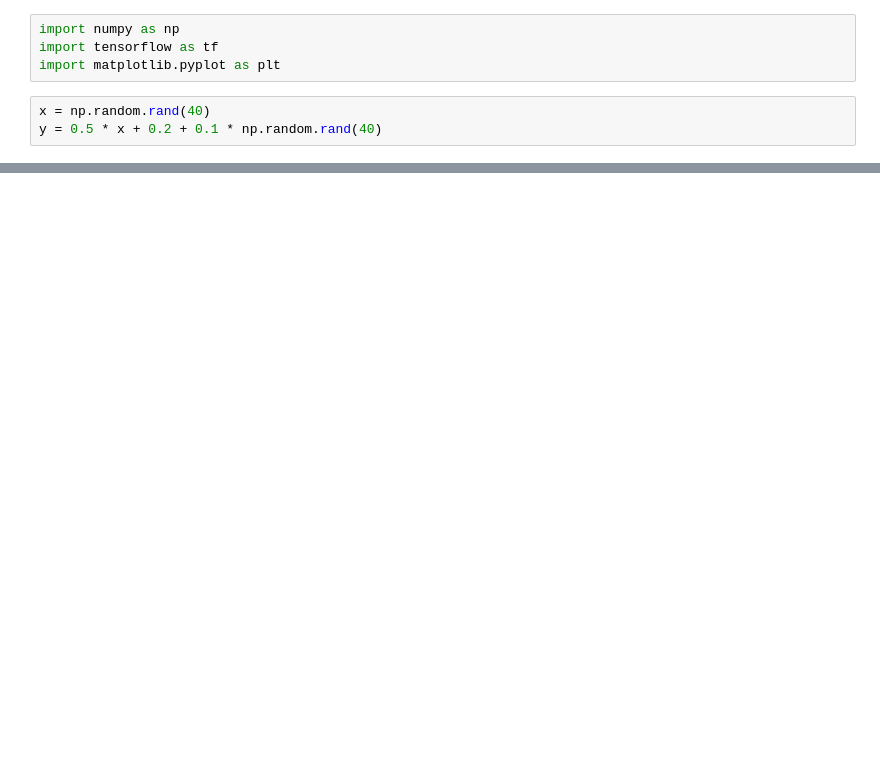
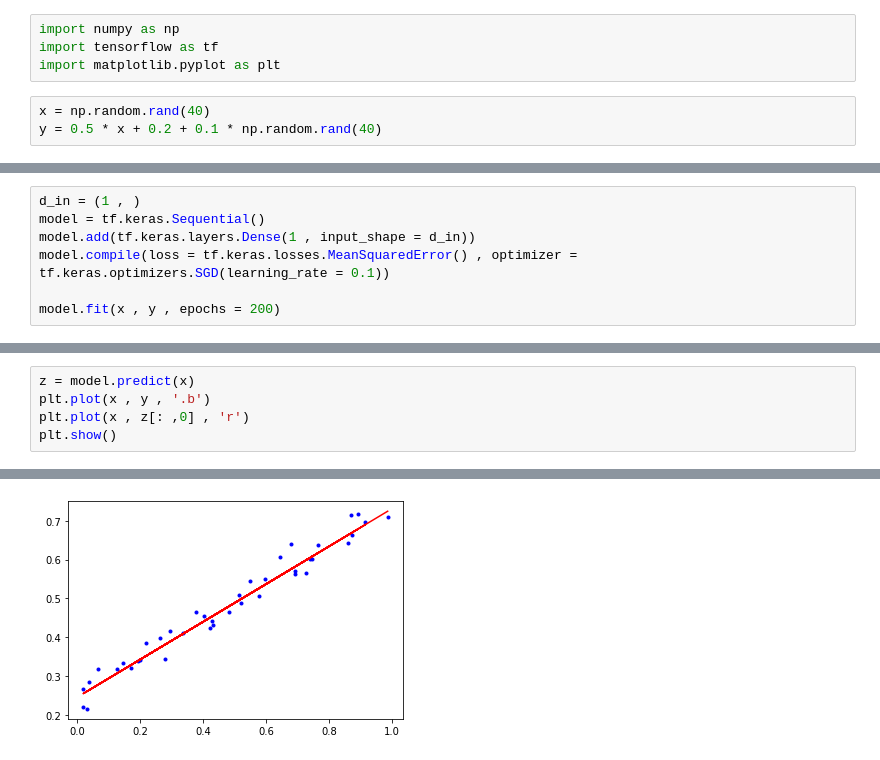
Before and after one commit to xHexlabx/AI-models, a Jupyter notebook: Linear Regression/Sample_Linear_Regression.ipynb, the cells around one changed output, grey strips where cells are left out. Cells and saved outputs as stored; diff of their text form; blank space fills up the shorter version.

```diff
--- a/Linear Regression/Sample_Linear_Regression.ipynb
+++ b/Linear Regression/Sample_Linear_Regression.ipynb
@@ -28,0 +48,7 @@ plt.show()
+# %%
+d_in = (1 , )
+model = tf.keras.Sequential()
+model.add(tf.keras.layers.Dense(1 , input_shape = d_in))
+model.compile(loss = tf.keras.losses.MeanSquaredError() , optimizer = tf.keras.optimizers.SGD(learning_rate = 0.1))
+
+model.fit(x , y , epochs = 200)
@@ -28,0 +74,6 @@ plt.show()
+# %%
+z = model.predict(x)
+plt.plot(x , y , '.b')
+plt.plot(x , z[: ,0] , 'r')
+plt.show()
+# %% [output]
@@ -28,0 +81 @@ plt.show()
+[figure, added]
```
Also changed, not shown: parts of 4 cells of this notebook.
